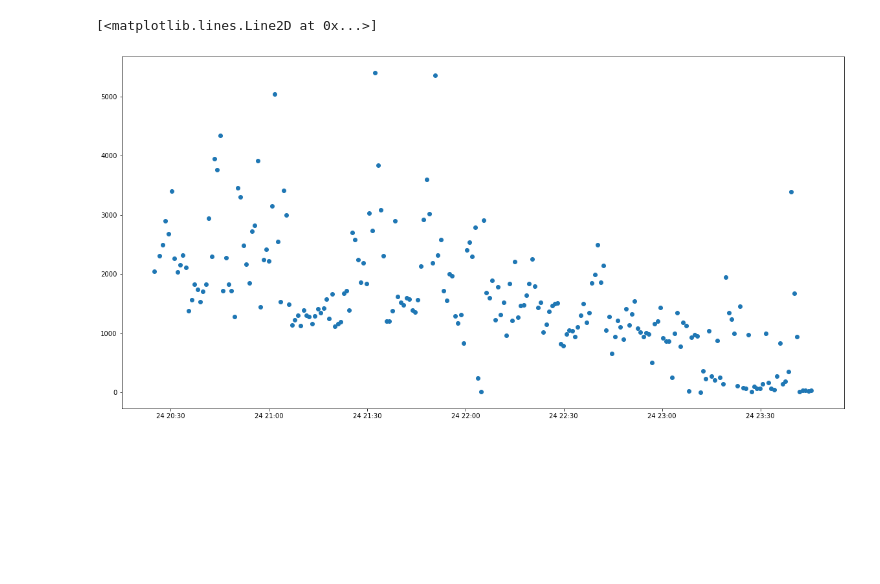
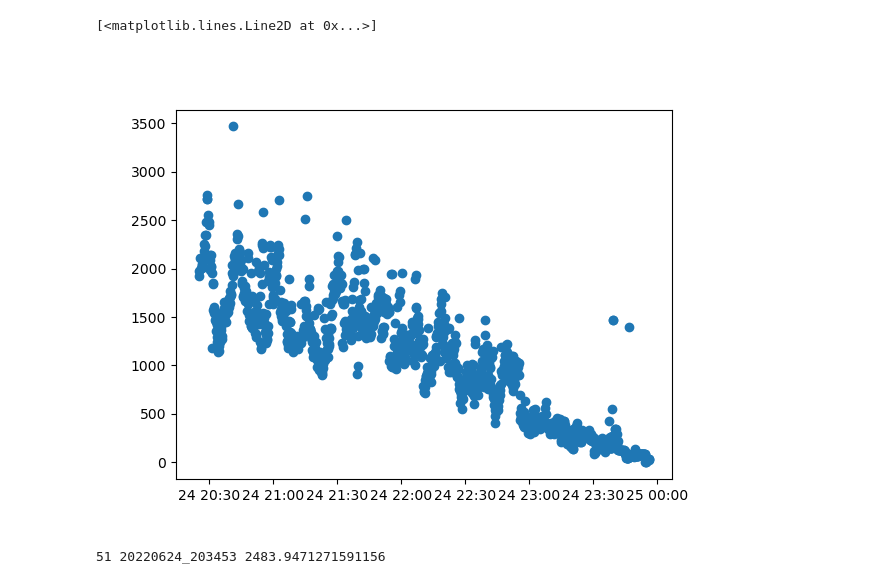
Before and after one commit to hb128/criticality_monitor, a Jupyter notebook: cml.ipynb, the cells around one changed output. Cells and saved outputs as stored; diff of their text form; code cells hidden in the pictures; blank space fills up the shorter version.

```diff
--- a/cml.ipynb
+++ b/cml.ipynb
@@ -93,11 +94,7 @@ print(name_list,length_list)
 # %%
-from datetime import datetime
-dates_list = []
-for name in name_list:
-        dates_list.append(datetime.strptime(os.path.splitext(name)[0],'%Y%m%d_%H%M%S'))
+%matplotlib widget
+#plt.figure(figsize=(20,10))
+plt.plot(results_all['date'],results_all['trivial_length'],'o')
+# %% [output]
+[<matplotlib.lines.Line2D at 0x...>]
+[figure, added]
-# %%
-plt.figure(figsize=(20,10))
-plt.plot(dates_list,length_list,'o')
-# %% [output]
-[<matplotlib.lines.Line2D at 0x...>]
-[figure, removed]
@@ -108,0 +101,5 @@ for name,length in zip(name_list,length_list):
+# %%
+idx = 51;
+print(idx,results_all['name'][idx],results_all['trivial_length'][idx])
+# %% [output]
+51 20220624_203453 2483.9471271591156
```
Also changed, not shown: parts of 5 cells of this notebook, 1 other file.
